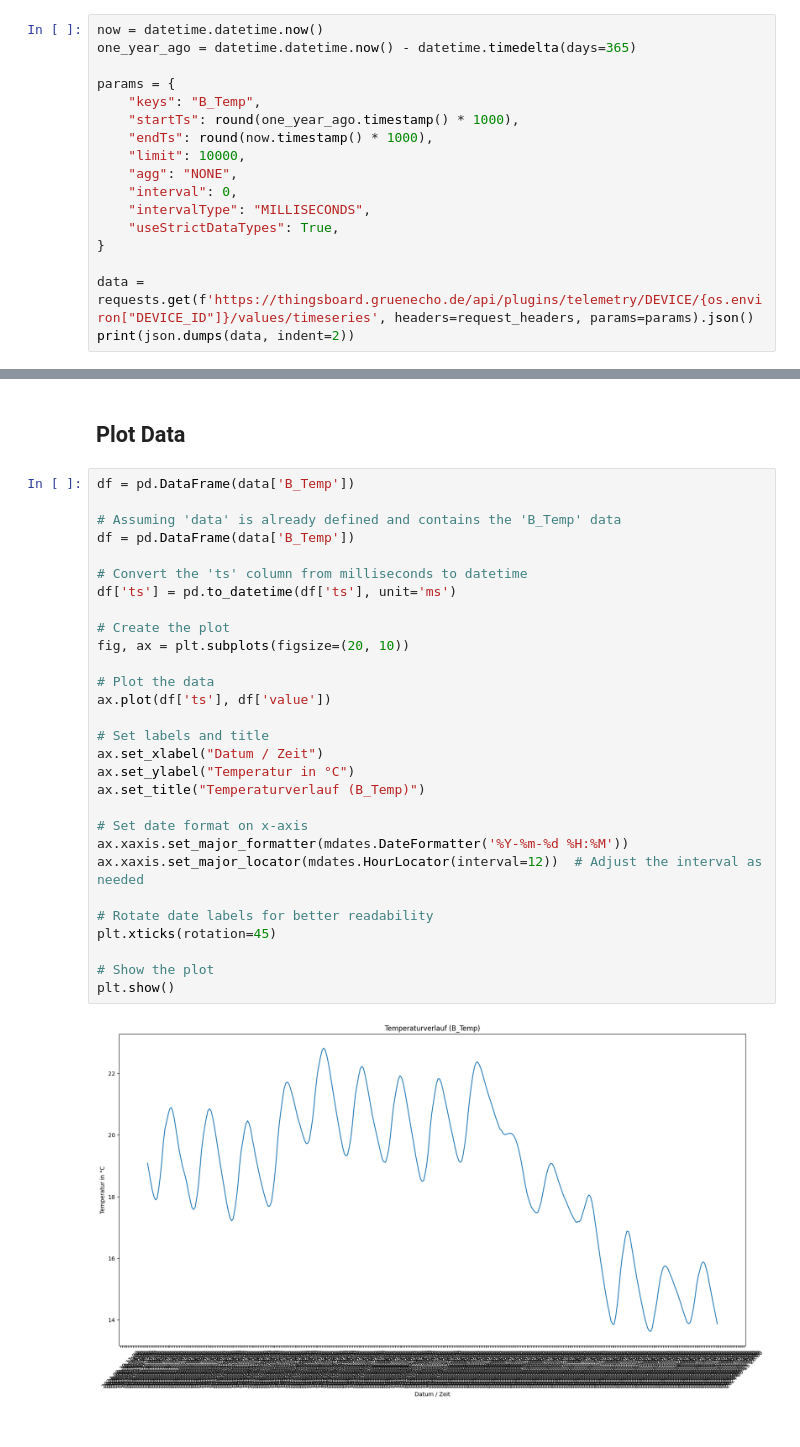
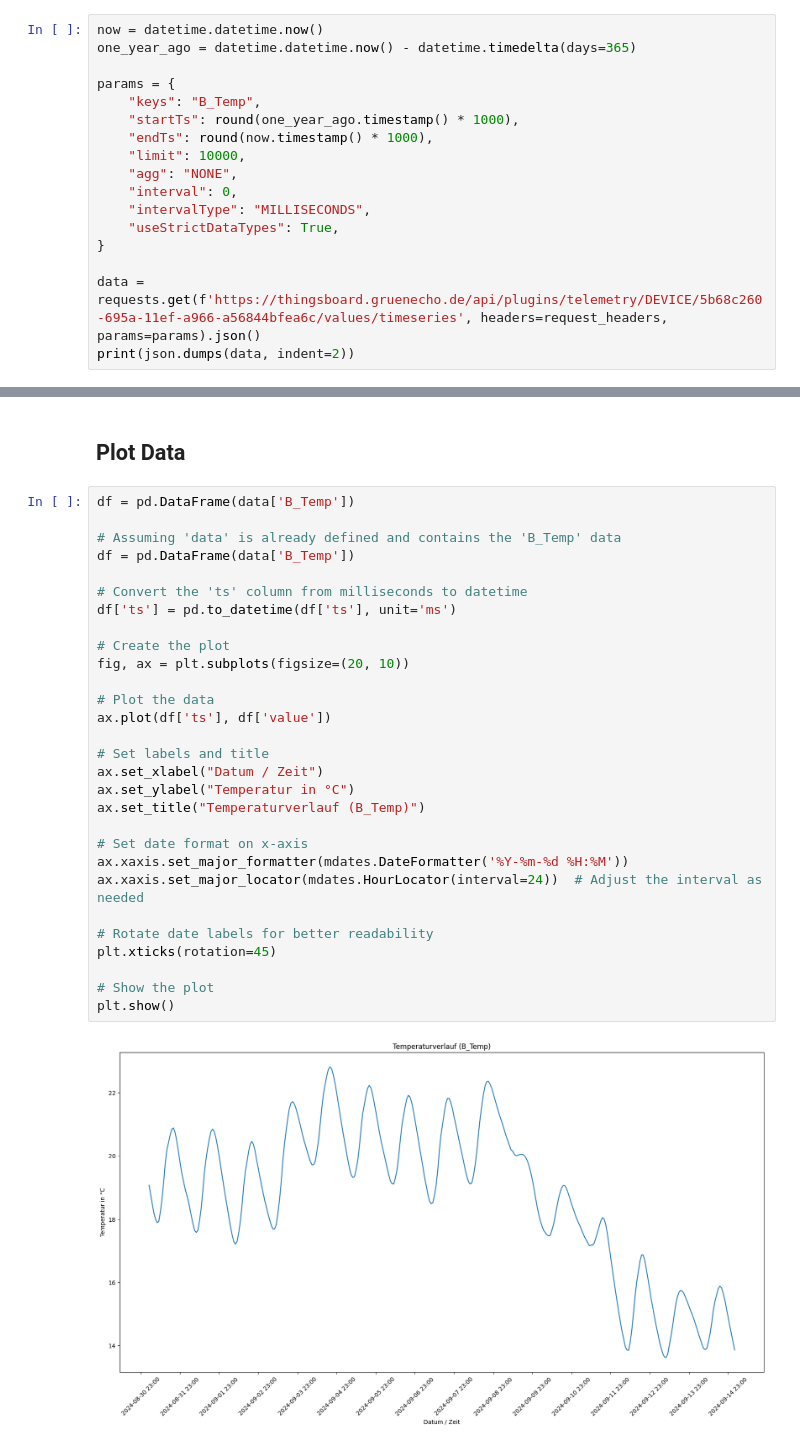
Before and after one commit to Landeskompetenzzentrum-Forst-Eberswalde/FUK-TB-api-functions, a Jupyter notebook: python/receive-sensor-data.ipynb, the cells around one changed output, grey strips where cells are left out. Saved outputs shown, nothing was run; the diff lists cells and outputs as text.

```diff
--- a/python/receive-sensor-data.ipynb
+++ b/python/receive-sensor-data.ipynb
@@ -105,7 +105,7 @@ params = {
     "useStrictDataTypes": True,
 }
 
-data = requests.get(f'https://thingsboard.gruenecho.de/api/plugins/telemetry/DEVICE/{os.environ["DEVICE_ID"]}/values/timeseries', headers=request_headers, params=params).json()
+data = requests.get(f'https://thingsboard.gruenecho.de/api/plugins/telemetry/DEVICE/5b68c260-695a-11ef-a966-a56844bfea6c/values/timeseries', headers=request_headers, params=params).json()
 print(json.dumps(data, indent=2))
 # %% [output]
 {
@@ -133,31 +133,31 @@ data['B_Temp'] = [x for x in data['B_Temp'] if x.get('value') and type(x.get('va
 # %%
 df = pd.DataFrame(data['B_Temp'])
 
 # Assuming 'data' is already defined and contains the 'B_Temp' data
 df = pd.DataFrame(data['B_Temp'])
 
 # Convert the 'ts' column from milliseconds to datetime
 df['ts'] = pd.to_datetime(df['ts'], unit='ms')
 
 # Create the plot
 fig, ax = plt.subplots(figsize=(20, 10))
 
 # Plot the data
 ax.plot(df['ts'], df['value'])
 
 # Set labels and title
 ax.set_xlabel("Datum / Zeit")
 ax.set_ylabel("Temperatur in °C")
 ax.set_title("Temperaturverlauf (B_Temp)")
 
 # Set date format on x-axis
 ax.xaxis.set_major_formatter(mdates.DateFormatter('%Y-%m-%d %H:%M'))
-ax.xaxis.set_major_locator(mdates.HourLocator(interval=12))  # Adjust the interval as needed
+ax.xaxis.set_major_locator(mdates.HourLocator(interval=24))  # Adjust the interval as needed
 
 # Rotate date labels for better readability
 plt.xticks(rotation=45)
 
 # Show the plot
 plt.show()
 # %% [output]
-[figure, old version]
+[figure, new version]
```
Also changed, not shown: parts of 3 cells of this notebook.
